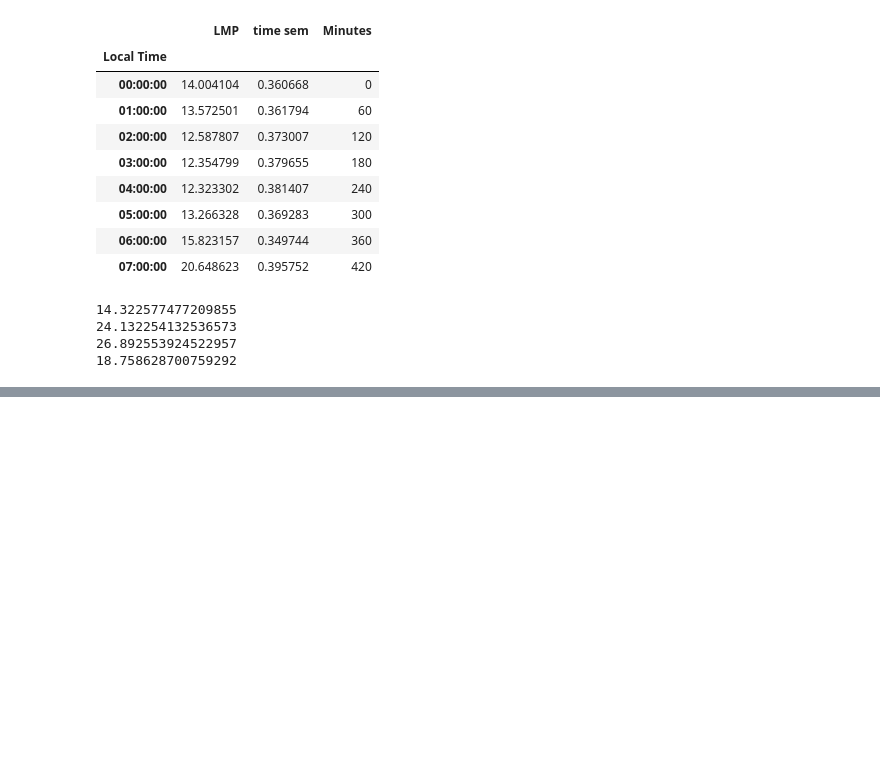
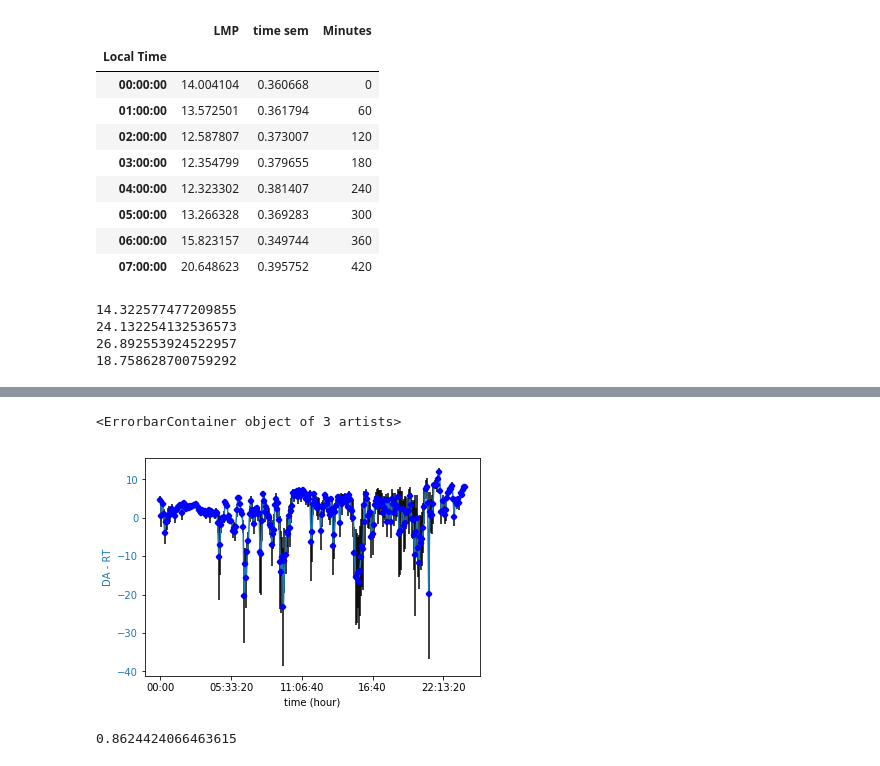
Before and after one commit to felipeascouto/energy, a Jupyter notebook: research_p1.ipynb, the cells around one changed output, grey strips where cells are left out. Drawn from its saved outputs; the diff is of its cells as text; code cells hidden in the pictures; blank space fills up the shorter version.

Commit message:
opended DA and RT data for 2019, calculated spread

```diff
--- a/research_p1.ipynb
+++ b/research_p1.ipynb
@@ -407,0 +501,3 @@ while ssr_split(df) != False:
+# %%
+comparison = DA_aggloc.join(RT_aggloc,how='right',lsuffix='_DA',rsuffix='_RT')
+comparison.head()
@@ -407,0 +556,3 @@ while ssr_split(df) != False:
+# %%
+filled = filler(comparison, 'LMP_DA', 'LMP_RT')
+filled.tail()
@@ -407,0 +571,20 @@ while ssr_split(df) != False:
+# %%
+intervals = filled[filled.columns[3]].values.tolist()
+dates = []
+times = []
+weekday = []
+for interval in intervals:
+    date = interval.split(' ')[0]
+    date = dt.datetime.strptime(date,'%m/%d/%Y').date()
+    dates.append(date)
+    if date.weekday() < 5:
+        weekday.append(True)
+    else:
+        weekday.append(False)
+    time = interval.split(' ')[1]
+    time = dt.datetime.strptime(time,'%H:%M:%S').time()
+    times.append(time)
+filled['Local Date'] = np.array(dates)
+filled['Local Time'] = np.array(times)
+filled['Weekday'] = np.array(weekday)
+filled.tail()
@@ -407,0 +599,3 @@ while ssr_split(df) != False:
+# %%
+filled['spread'] = filled['LMP_DA'] - filled['LMP_RT']
+filled.tail()
@@ -407,0 +610,23 @@ while ssr_split(df) != False:
+# %%
+data1 = filled.groupby('Local Time')[['spread']].mean()
+
+time = data1.index
+
+data1['sem'] = filled.groupby('Local Time')[['spread']].sem()
+
+fig, ax1 = plt.subplots()
+
+color = 'tab:blue'
+ax1.set_xlabel('time (hour)')
+ax1.set_ylabel('DA - RT', color=color)
+ax1.plot(time, data1['spread'], color=color)
+ax1.tick_params(axis='y', labelcolor=color)
+ax1.errorbar(time,data1['spread'], data1['sem'],
+                 marker='x', ecolor='black',mec='blue', linestyle='None',ms=4, mew=4, label=None)
+# %% [output]
+<ErrorbarContainer object of 3 artists>
+[figure, added]
+# %%
+filled['spread'].mean()
+# %% [output]
+0.8624424066463615
```
Also changed, not shown: parts of 14 cells of this notebook.
